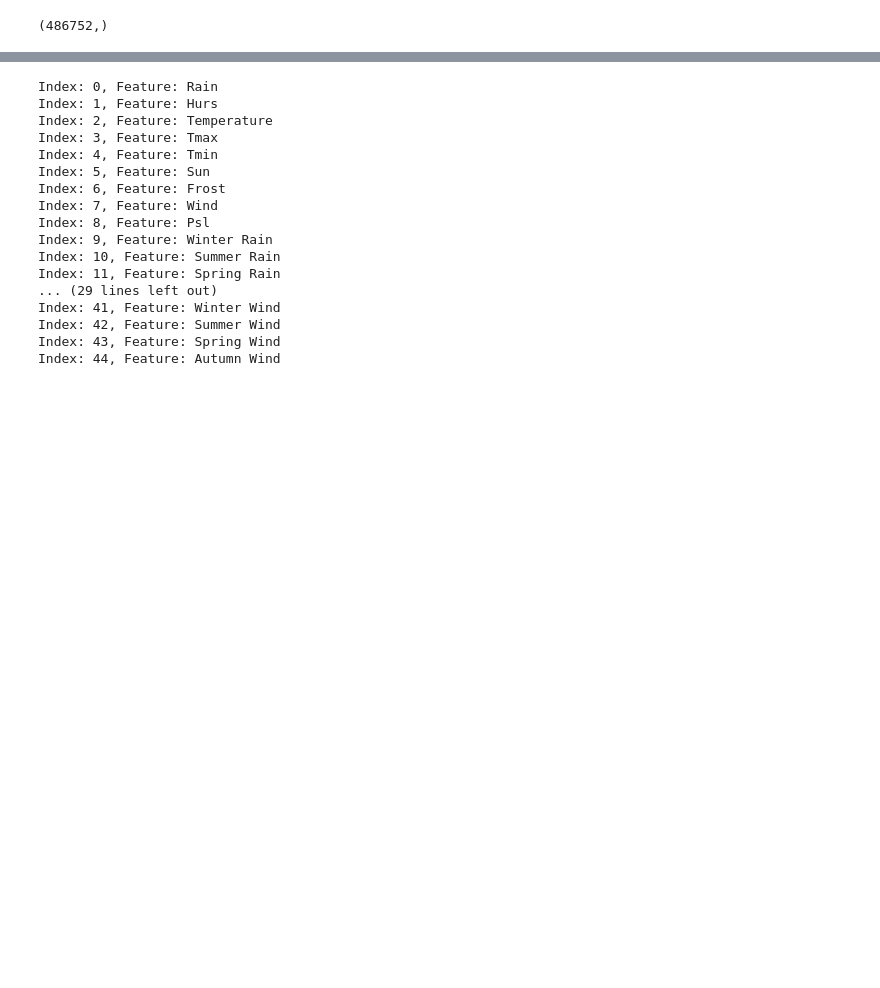
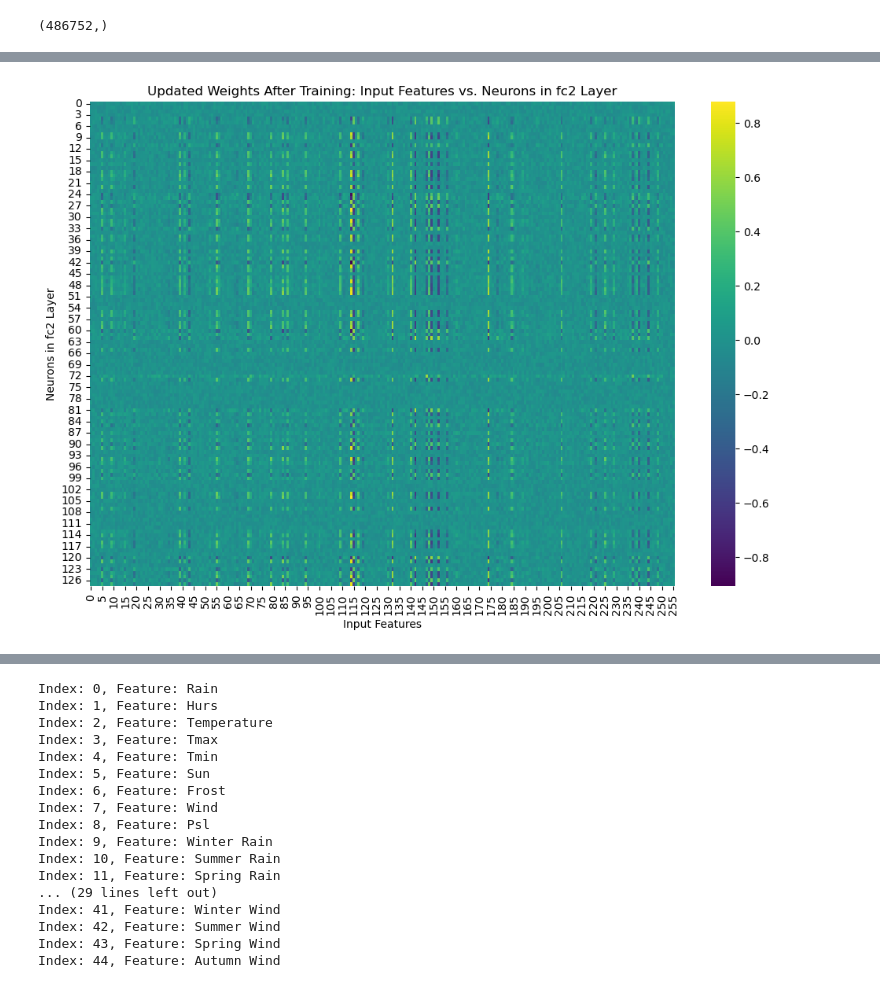
Before and after one commit to Iarla-Boyce/MSc-Project, a Jupyter notebook: Deep Neural Network.ipynb, the cells around one changed output, grey strips where cells are left out. Cells and saved outputs as stored; diff of their text form; code cells hidden in the pictures; blank space fills up the shorter version.

```diff
--- a/Deep Neural Network.ipynb
+++ b/Deep Neural Network.ipynb
@@ -510,0 +523,13 @@ plt.show()
+# %%
+# Access the updated weights of the model after training
+weights_after_training = model.fc2.weight.detach().numpy()
+
+# Visualize the updated weights
+plt.figure(figsize=(12, 8))
+sns.heatmap(weights_after_training, cmap='viridis', fmt=".2f")
+plt.title('Updated Weights After Training: Input Features vs. Neurons in fc2 Layer')
+plt.xlabel('Input Features')
+plt.ylabel('Neurons in fc2 Layer')
+plt.show()
+# %% [output]
+[figure, added]
```
Also changed, not shown: parts of 9 cells of this notebook, 3 other files.
